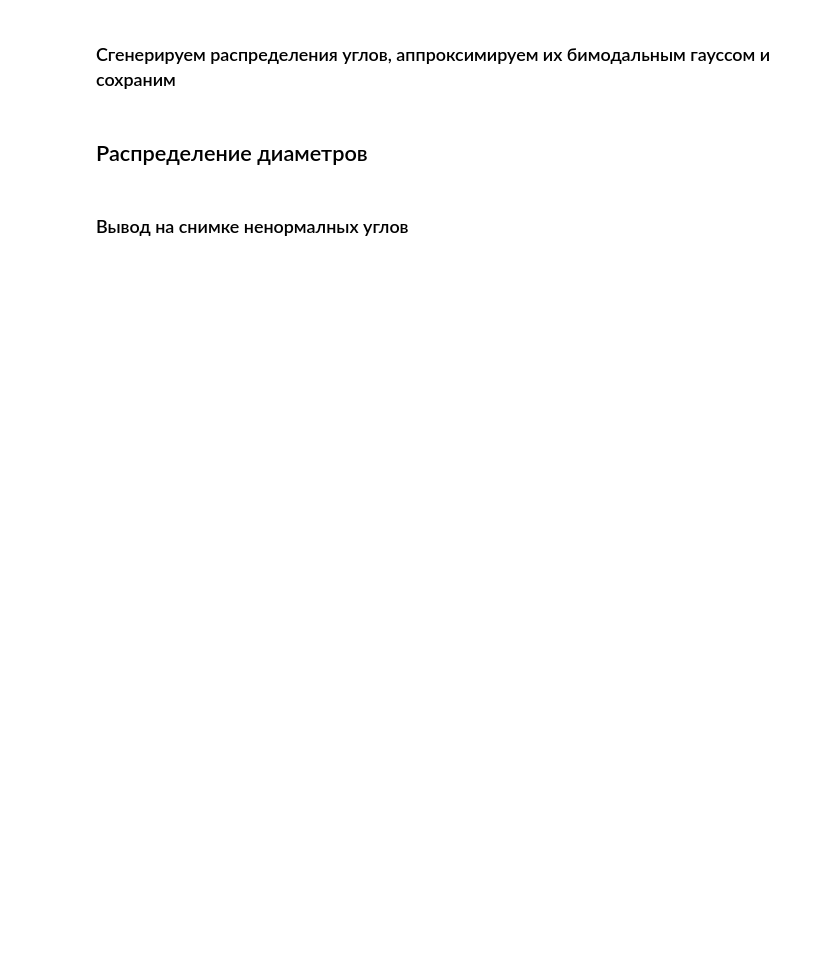
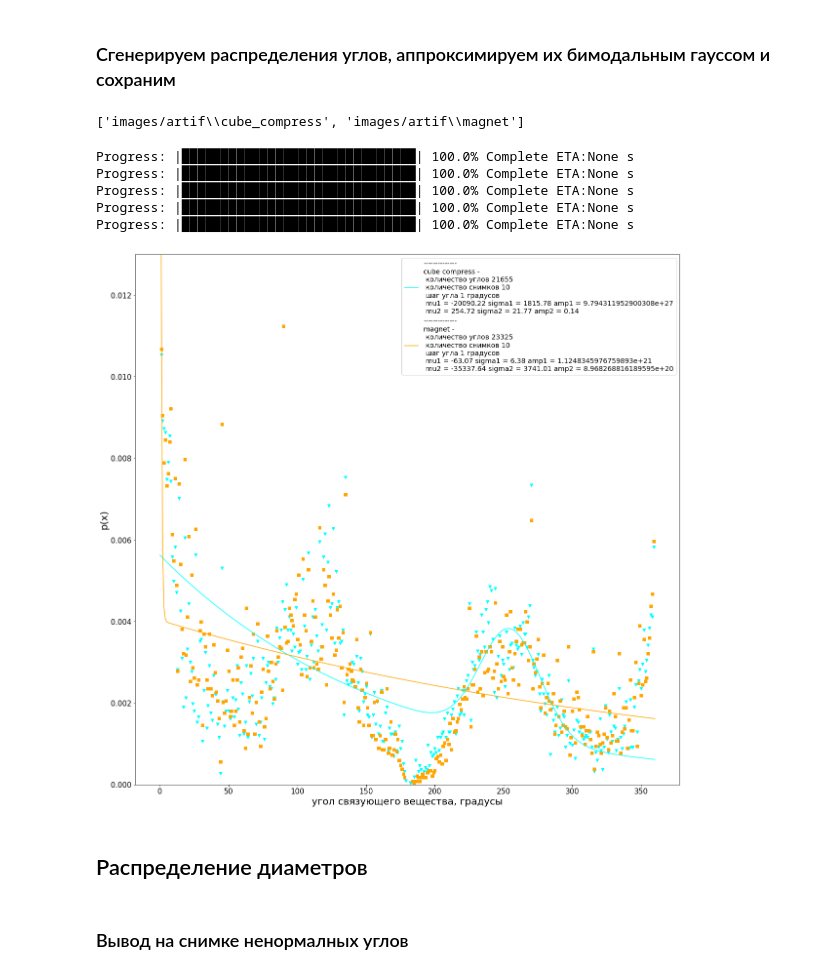
Before and after one commit to dkagramanyan/WC-Co_computer_vision, a Jupyter notebook: cv/angles_beams.ipynb, the cells around one changed output. Drawn from its saved outputs; the diff is of its cells as text; code cells hidden in the pictures; blank space fills up the shorter version.

```diff
--- a/cv/angles_beams.ipynb
+++ b/cv/angles_beams.ipynb
@@ -111,21 +86,35 @@ all_images = grainPreprocess.read_preprocess_data(images_dir='../data/dataset_4x
 # %%
 from src.utils import grainGenerate, GrainLogs, grainMark, grainStats, grainApprox
 import numpy as np
+# %%
+glob.glob('images/artif/*')
+# %% [output]
+['images/artif\\cube_compress', 'images/artif\\magnet']
 # %%
 # images = np.load('data/saved np/all_images.npy', allow_pickle=True)
-images = np.load('../data/saved np/images_4x_preprocess.npy')
+# images = np.load('../data/saved np/images_4x_preprocess.npy')
+images = np.load('artif.npy')
 
 # path = 'data/saved np'
-path = 'data'
-name = '4x_data_border_fix_'
-grain_names = np.array(
-    [['Ultra_Co8.jpg'], ['Ultra_Co11.jpg'], ['Ultra_Co6_2.jpg'], ['Ultra_Co15.jpg'], ['Ultra_Co25.jpg']])
-types = ['средние зерна', 'мелкие зерна', 'мелкие зерна', 'крупные зерна', 'средне-мелкие зерна']
+path = 'images/saved np/'
+name = 'artif'
+# grain_names = np.array(
+#     [['Ultra_Co8.jpg'], ['Ultra_Co11.jpg'], ['Ultra_Co6_2.jpg'], ['Ultra_Co15.jpg'], ['Ultra_Co25.jpg']])
+# types = ['средние зерна', 'мелкие зерна', 'мелкие зерна', 'крупные зерна', 'средне-мелкие зерна']
+
+grain_names =['cube compress', 'magnet']
+types = ['-', '-',]
 
 for step in range(1, 6):
-    grainGenerate.angles_approx_save(path, images, name, grain_names[:, 0], types, step, save=True)
+    grainGenerate.angles_approx_save(path, images, name, grain_names, types, step, save=True)
+# %% [output]
+Progress: |██████████████████████████████| 100.0% Complete ETA:None s
+Progress: |██████████████████████████████| 100.0% Complete ETA:None s
+Progress: |██████████████████████████████| 100.0% Complete ETA:None s
+Progress: |██████████████████████████████| 100.0% Complete ETA:None s
+Progress: |██████████████████████████████| 100.0% Complete ETA:None s
 # %%
-def angles_approx(folder, name, step, width, height, y_lim=None, save=False, font_size=20):
+def angles_approx(folder, name, step, width, height,plot_name=None, y_lim=None, save=False, font_size=20):
     #
     # вывод распределения углов для всех фотографий одного образца
     #
@@ -162,21 +151,27 @@ def angles_approx(folder, name, step, width, height, y_lim=None, save=False, fon
     # plt.autoscale(enable=True, axis='y')
 
     if save:
-        plt.savefig(f'распределение углов шаг {step}')
+        plt.savefig(f'распределение_углов_{plot_name}_шаг_{step}')
 
     plt.show()
 # %%
-folder = 'data/'
+# folder = 'data/'
+path = 'images/saved np/'
 step = 1
 width = 20
 height = 20
-name = '4x_data_border_fix_'
-y_lim = 0.015
+# name = '4x_data_border_fix_'
+name = 'artif'
+# y_lim = 0.015
+y_lim = 0.013
 # save = True
-save = False
+save = True
+plot_name='artif'
 
 # генерация распределения, аппроксимирование распределения и сохранение данных
-angles_approx(folder, name, step, width, height, y_lim=y_lim, save=save)
+angles_approx(path, name, step, width, height,plot_name=plot_name,y_lim=y_lim, save=save)
+# %% [output]
+[figure, added]
 # %%
 def angles_approx(folder, step, width, height, save=False, font_size=20):
     #
```
Also changed, not shown: parts of 3 cells of this notebook, 3 other files.
